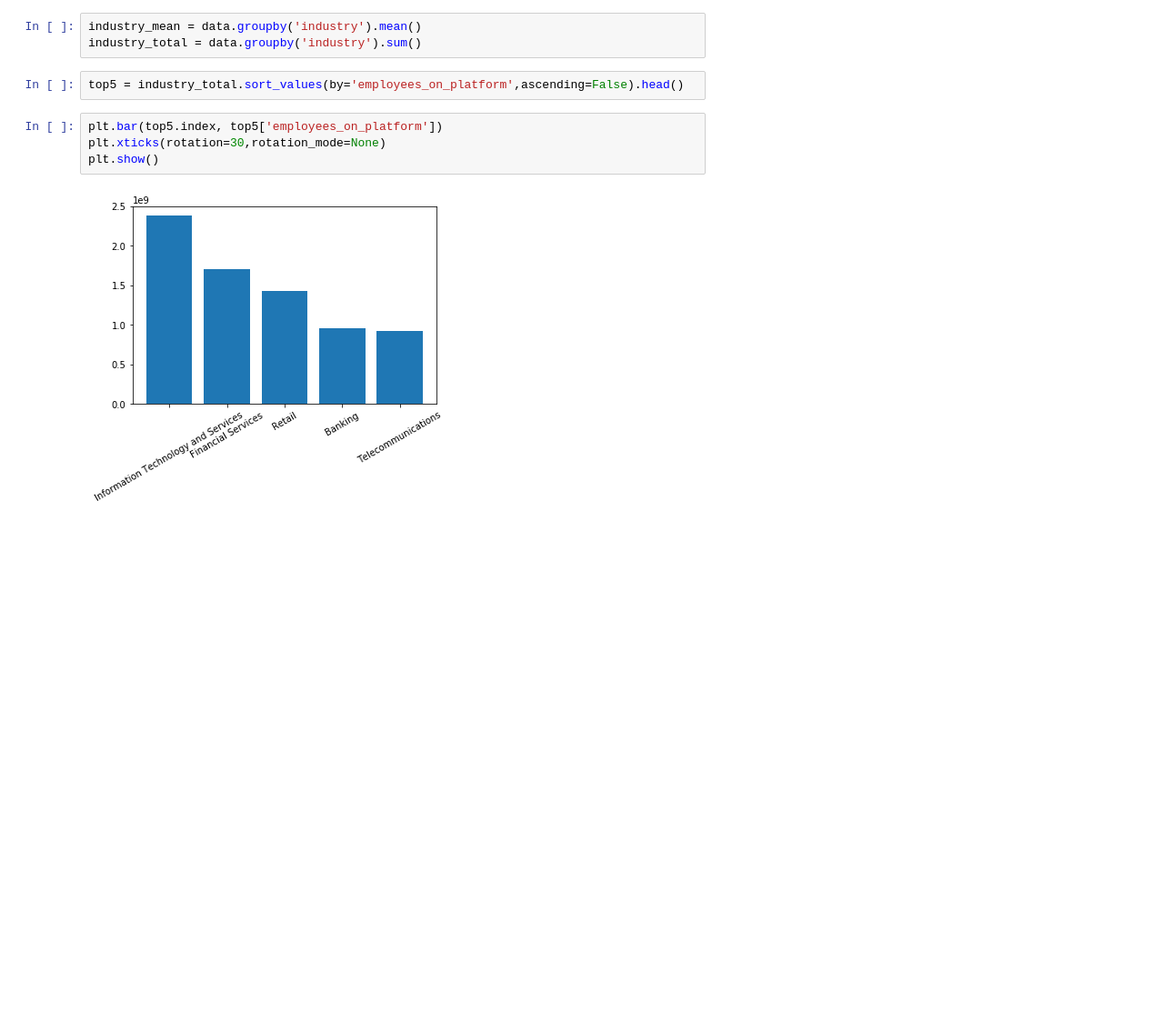
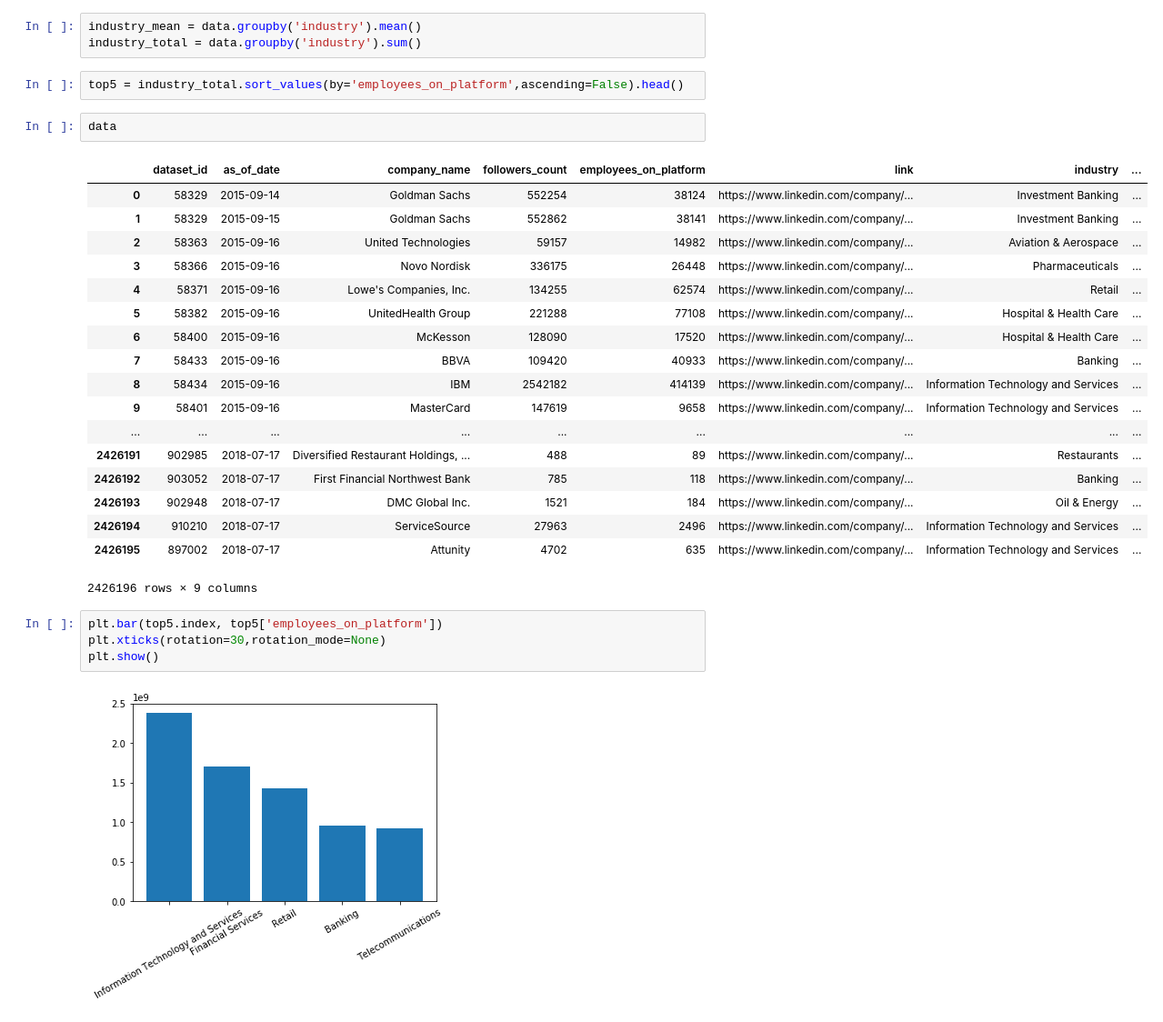
Before and after one commit to khaledchoucri/LinkedIN-vs-StockPrice, a Jupyter notebook: Linkedin vs Stockprices.ipynb, the cells around one changed output. Shown: that part at 91% size. Drawn from its saved outputs; the diff is of its cells as text; blank space fills up the shorter version.

```diff
--- a/Linkedin vs Stockprices.ipynb
+++ b/Linkedin vs Stockprices.ipynb
@@ -16,6 +16,27 @@ industry_mean = data.groupby('industry').mean()
 industry_total = data.groupby('industry').sum()
 # %%
 top5 = industry_total.sort_values(by='employees_on_platform',ascending=False).head()
+# %%
+data
+# %% [output]
+|  | dataset_id | as_of_date | company_name | followers_count | employees_on_platform | link | industry | ... |
+| 0 | 58329 | 2015-09-14 | Goldman Sachs | 552254 | 38124 | https://www.linkedin.com/company/... | Investment Banking | ... |
+| 1 | 58329 | 2015-09-15 | Goldman Sachs | 552862 | 38141 | https://www.linkedin.com/company/... | Investment Banking | ... |
+| 2 | 58363 | 2015-09-16 | United Technologies | 59157 | 14982 | https://www.linkedin.com/company/... | Aviation & Aerospace | ... |
+| 3 | 58366 | 2015-09-16 | Novo Nordisk | 336175 | 26448 | https://www.linkedin.com/company/... | Pharmaceuticals | ... |
+| 4 | 58371 | 2015-09-16 | Lowe's Companies, Inc. | 134255 | 62574 | https://www.linkedin.com/company/... | Retail | ... |
+| 5 | 58382 | 2015-09-16 | UnitedHealth Group | 221288 | 77108 | https://www.linkedin.com/company/... | Hospital & Health Care | ... |
+| 6 | 58400 | 2015-09-16 | McKesson | 128090 | 17520 | https://www.linkedin.com/company/... | Hospital & Health Care | ... |
+| 7 | 58433 | 2015-09-16 | BBVA | 109420 | 40933 | https://www.linkedin.com/company/... | Banking | ... |
+| 8 | 58434 | 2015-09-16 | IBM | 2542182 | 414139 | https://www.linkedin.com/company/... | Information Technology and Services | ... |
+| 9 | 58401 | 2015-09-16 | MasterCard | 147619 | 9658 | https://www.linkedin.com/company/... | Information Technology and Services | ... |
+| ... | ... | ... | ... | ... | ... | ... | ... | ... |
+| 2426191 | 902985 | 2018-07-17 | Diversified Restaurant Holdings, ... | 488 | 89 | https://www.linkedin.com/company/... | Restaurants | ... |
+| 2426192 | 903052 | 2018-07-17 | First Financial Northwest Bank | 785 | 118 | https://www.linkedin.com/company/... | Banking | ... |
+| 2426193 | 902948 | 2018-07-17 | DMC Global Inc. | 1521 | 184 | https://www.linkedin.com/company/... | Oil & Energy | ... |
+| 2426194 | 910210 | 2018-07-17 | ServiceSource | 27963 | 2496 | https://www.linkedin.com/company/... | Information Technology and Services | ... |
+| 2426195 | 897002 | 2018-07-17 | Attunity | 4702 | 635 | https://www.linkedin.com/company/... | Information Technology and Services | ... |
+2426196 rows × 9 columns
 # %%
 plt.bar(top5.index, top5['employees_on_platform'])
 plt.xticks(rotation=30,rotation_mode=None)
```
Also changed, not shown: parts of 9 cells of this notebook, 1 other file.
